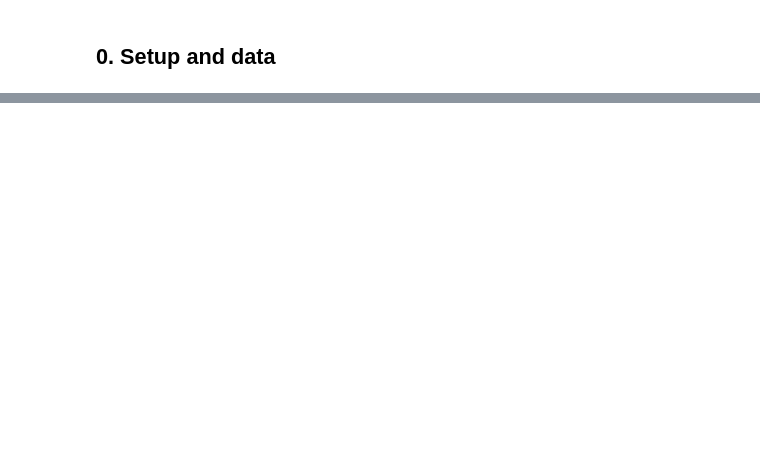
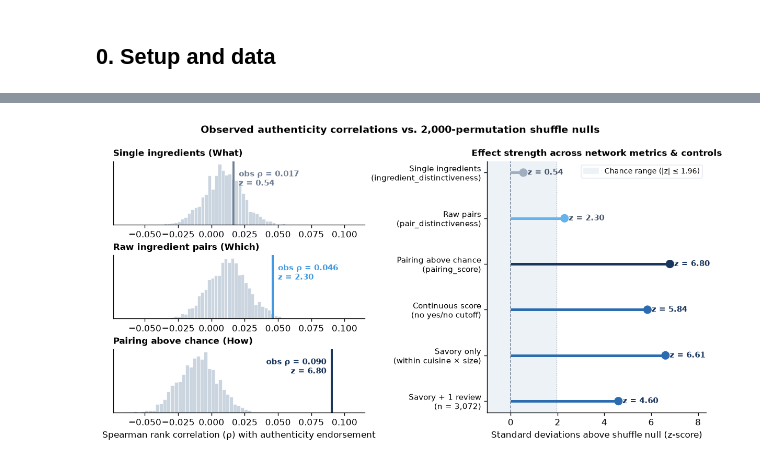
Before and after one commit to EstebanPerez99/cuisine-networks, a Jupyter notebook: notebooks/04_authenticity_review_analysis.ipynb, the cells around one changed output, grey strips where cells are left out. Cells and saved outputs as stored; diff of their text form; code cells hidden in the pictures; blank space fills up the shorter version.

```diff
--- a/notebooks/04_authenticity_review_analysis.ipynb
+++ b/notebooks/04_authenticity_review_analysis.ipynb
@@ -674,0 +337,81 @@ Two real positive endorsements that share almost no surface words (why bag-of-wo
+# %%
+no_sd = m[~m["recipe_type"].isin(["dessert/sweet", "drink"])]
+strict = no_sd[no_sd["matched_reviews"] == 1]
+
+tests = [
+    ("Single ingredients (ingredient_distinctiveness)", m, "y", "ingredient_distinctiveness", ["cuisine"]),
+    ("Ingredient pairs (pair_distinctiveness)", m, "y", "pair_distinctiveness", ["cuisine"]),
+    ("Pairing above chance (pairing_score)", m, "y", "pairing_score", ["cuisine"]),
+    ("Robustness: continuous score (no cutoff)", m, "max_score", "pairing_score", ["cuisine"]),
+    ("Robustness: excl. sweets/drinks, within cuisine x size", no_sd, "y", "pairing_score", ["cuisine", "size_bin"]),
+    ("Robustness: excl. sweets/drinks + exactly 1 review", strict, "y", "pairing_score", ["cuisine", "size_bin"]),
+]
+
+results = [{"test": lbl, **shuffle_test(sub, yc, xc, st, return_null=True)} for lbl, sub, yc, xc, st in tests]
+shuf_table = pd.DataFrame([{k: v for k, v in r.items() if k != "null_dist"} for r in results])
+display(shuf_table)
+
+# Visual summary: (A) 2,000-shuffle null distributions for the 3 network scores; (B) z-scores across all 6 tests
+fig = plt.figure(figsize=(12.2, 5.2))
+gs = fig.add_gridspec(3, 2, width_ratios=[1.15, 1.0], wspace=0.52, hspace=0.48)
+
+short_titles = [
+    "Single ingredients (What)",
+    "Raw ingredient pairs (Which)",
+    "Pairing above chance (How)",
+]
+line_colors = ["#718096", "#4299e1", "#1a365d"]
+x_min = min(r["null_dist"].min() for r in results[:3]) - 0.01
+x_max = max(r["obs_rho"] for r in results[:3]) + 0.025
+
+for idx in range(3):
+    ax = fig.add_subplot(gs[idx, 0])
+    r = results[idx]
+    ax.hist(r["null_dist"], bins=36, density=True, color="#cbd5e0", edgecolor="white", linewidth=0.4, label="2,000 within-cuisine shuffles")
+    ax.axvline(r["obs_rho"], color=line_colors[idx], linewidth=2.4)
+    ax.set_xlim(x_min, x_max)
+    ax.set_yticks([])
+    ax.set_title(short_titles[idx], loc="left", fontsize=10, fontweight="bold")
+    offset = 0.004 if r["obs_rho"] < x_max - 0.045 else -0.004
+    ha = "left" if offset > 0 else "right"
+    ax.text(
+        r["obs_rho"] + offset, ax.get_ylim()[1] * 0.72,
+        f"obs ρ = {r['obs_rho']:.3f}\nz = {r['z_score']:.2f}",
+        color=line_colors[idx], fontsize=8.8, fontweight="bold", ha=ha, va="center",
+    )
+    if idx == 2:
+        ax.set_xlabel("Spearman rank correlation (ρ) with authenticity endorsement")
+
+ax_z = fig.add_subplot(gs[:, 1])
+labels_z = [
+    "Single ingredients\n(ingredient_distinctiveness)",
+    "Raw pairs\n(pair_distinctiveness)",
+    "Pairing above chance\n(pairing_score)",
+    "Continuous score\n(no yes/no cutoff)",
+    "Savory only\n(within cuisine × size)",
+    "Savory + 1 review\n(n = 3,072)",
+]
+z_vals = [r["z_score"] for r in results]
+y_pos = np.arange(len(labels_z))[::-1]
+bar_colors = ["#a0aec0", "#63b3ed", "#1a365d", "#2b6cb0", "#2b6cb0", "#2b6cb0"]
+
+ax_z.axvspan(-1.96, 1.96, color="#edf2f7", zorder=0, label="Chance range (|z| ≤ 1.96)")
+ax_z.axvline(0, color="#718096", linewidth=0.9, linestyle="--", zorder=1)
+ax_z.axvline(1.96, color="#a0aec0", linewidth=0.8, linestyle=":", zorder=1)
+ax_z.hlines(y_pos, 0, z_vals, color=bar_colors, linewidth=3.0, zorder=2)
+ax_z.scatter(z_vals, y_pos, color=bar_colors, s=75, zorder=3)
+for y_i, zv in zip(y_pos, z_vals):
+    ax_z.text(zv + 0.18, y_i, f"z = {zv:.2f}", va="center", fontsize=9, fontweight="bold",
+              color="#1a365d" if zv >= 4 else "#4a5568")
+
+ax_z.set_yticks(y_pos)
+ax_z.set_yticklabels(labels_z, fontsize=8.8)
+ax_z.set_xlim(-1.0, max(z_vals) + 1.55)
+ax_z.set_xlabel("Standard deviations above shuffle null (z-score)")
+ax_z.set_title("Effect strength across network metrics & controls", fontsize=10, fontweight="bold")
+ax_z.legend(loc="upper right", frameon=True, facecolor="white", edgecolor="#e2e8f0", fontsize=8.4)
+
+fig.suptitle("Observed authenticity correlations vs. 2,000-permutation shuffle nulls", fontsize=11.5, fontweight="bold", y=0.99)
+fig.savefig(FIG_DIR / "authenticity_shuffle_nulls.png", dpi=300, bbox_inches="tight")
+plt.show()
+# %% [output]
@@ -674,0 +425 @@ Two real positive endorsements that share almost no surface words (why bag-of-wo
+[figure, added]
```
Also changed, not shown: parts of 38 cells of this notebook, 3 other files.
